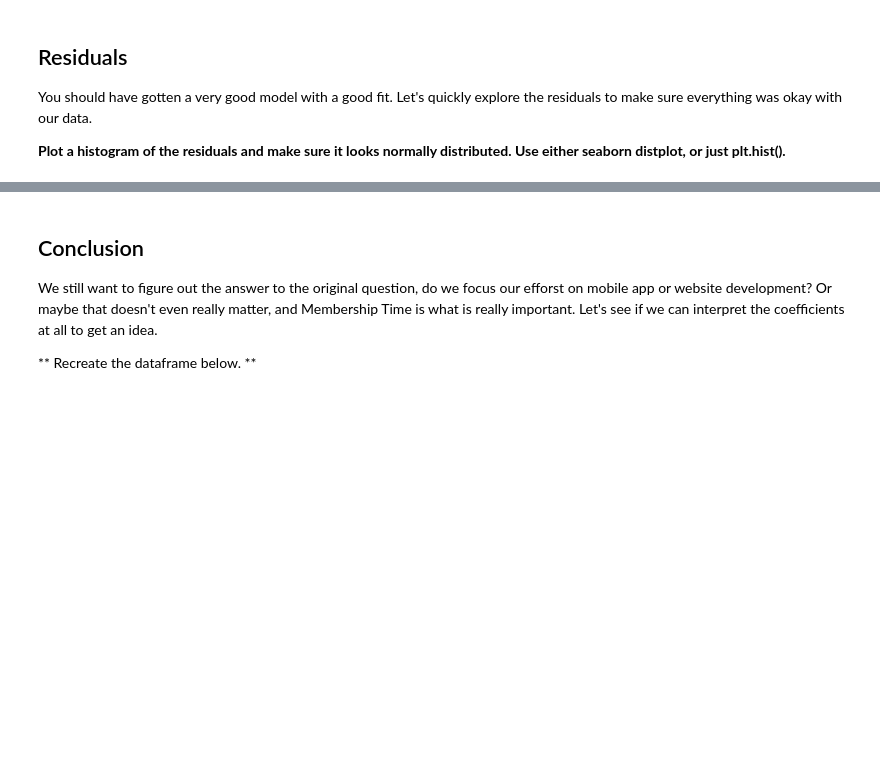
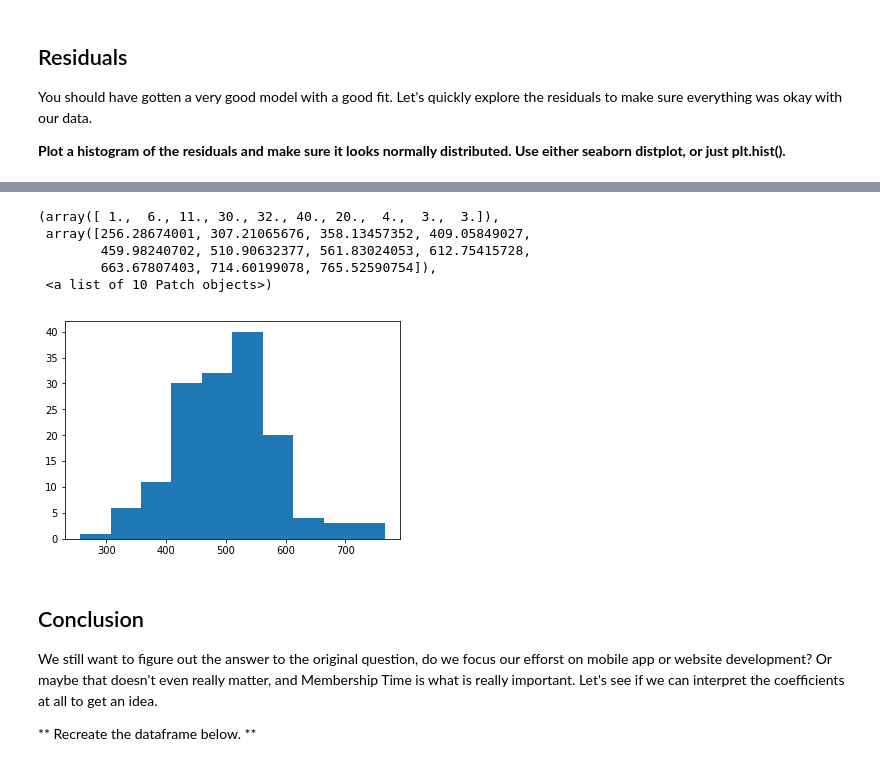
Before and after one commit to nilemarezz/Learn-DataSci02, a Jupyter notebook: Machine Learning/Linear Regression/02-Linear Regression Project.ipynb, the cells around one changed output, grey strips where cells are left out. Drawn from its saved outputs; the diff is of its cells as text; code cells hidden in the pictures; blank space fills up the shorter version.

```diff
--- a/Machine Learning/Linear Regression/02-Linear Regression Project.ipynb
+++ b/Machine Learning/Linear Regression/02-Linear Regression Project.ipynb
@@ -168,3 +215,12 @@ You should have gotten a very good model with a good fit. Let's quickly explore
+# %%
+plt.hist(pred)
+# %% [output]
+(array([ 1.,  6., 11., 30., 32., 40., 20.,  4.,  3.,  3.]),
+ array([256.28674001, 307.21065676, 358.13457352, 409.05849027,
+        459.98240702, 510.90632377, 561.83024053, 612.75415728,
+        663.67807403, 714.60199078, 765.52590754]),
+ <a list of 10 Patch objects>)
+[figure, added]
 # %% [markdown]
 ## Conclusion
 We still want to figure out the answer to the original question, do we focus our efforst on mobile app or website development? Or maybe that doesn't even really matter, and Membership Time is what is really important.  Let's see if we can interpret the coefficients at all to get an idea.
```
Also changed, not shown: parts of 25 cells of this notebook, 9 other files.
